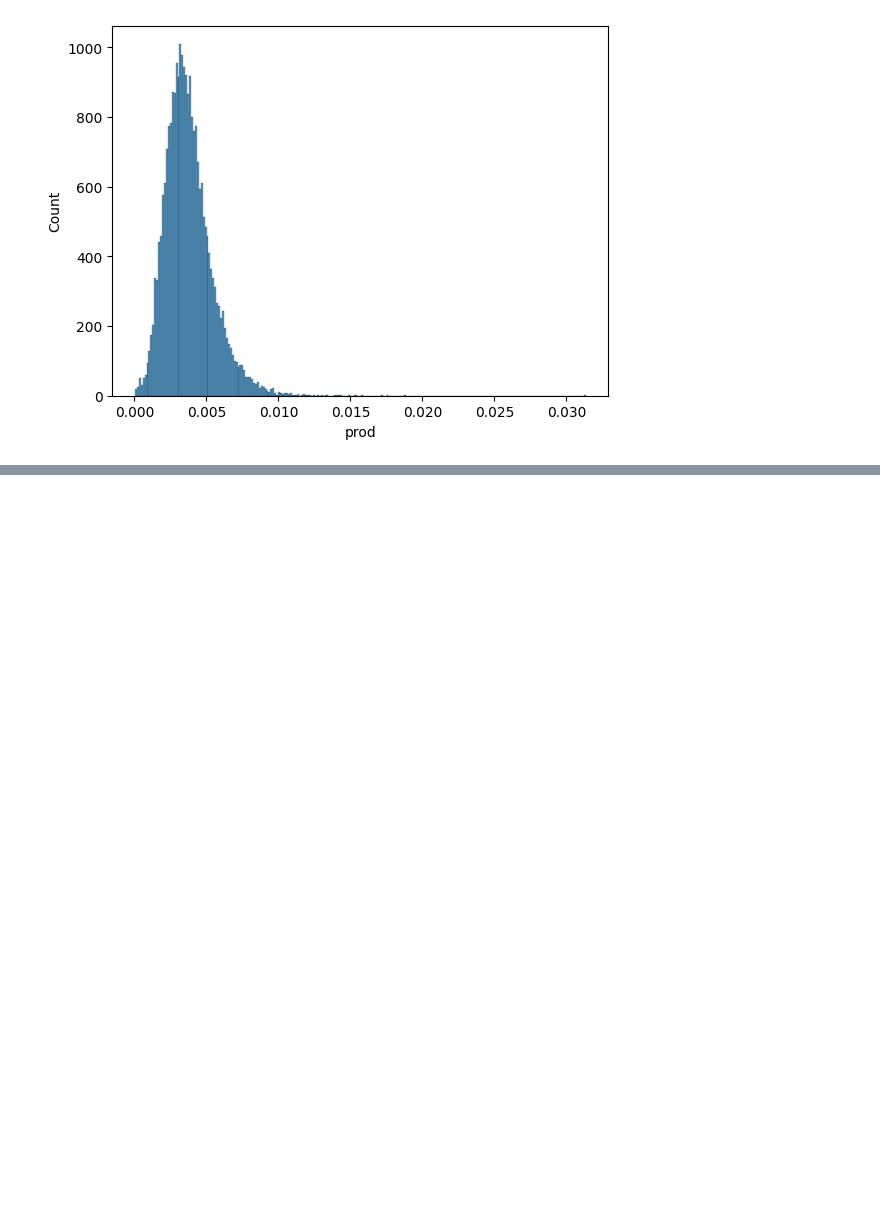
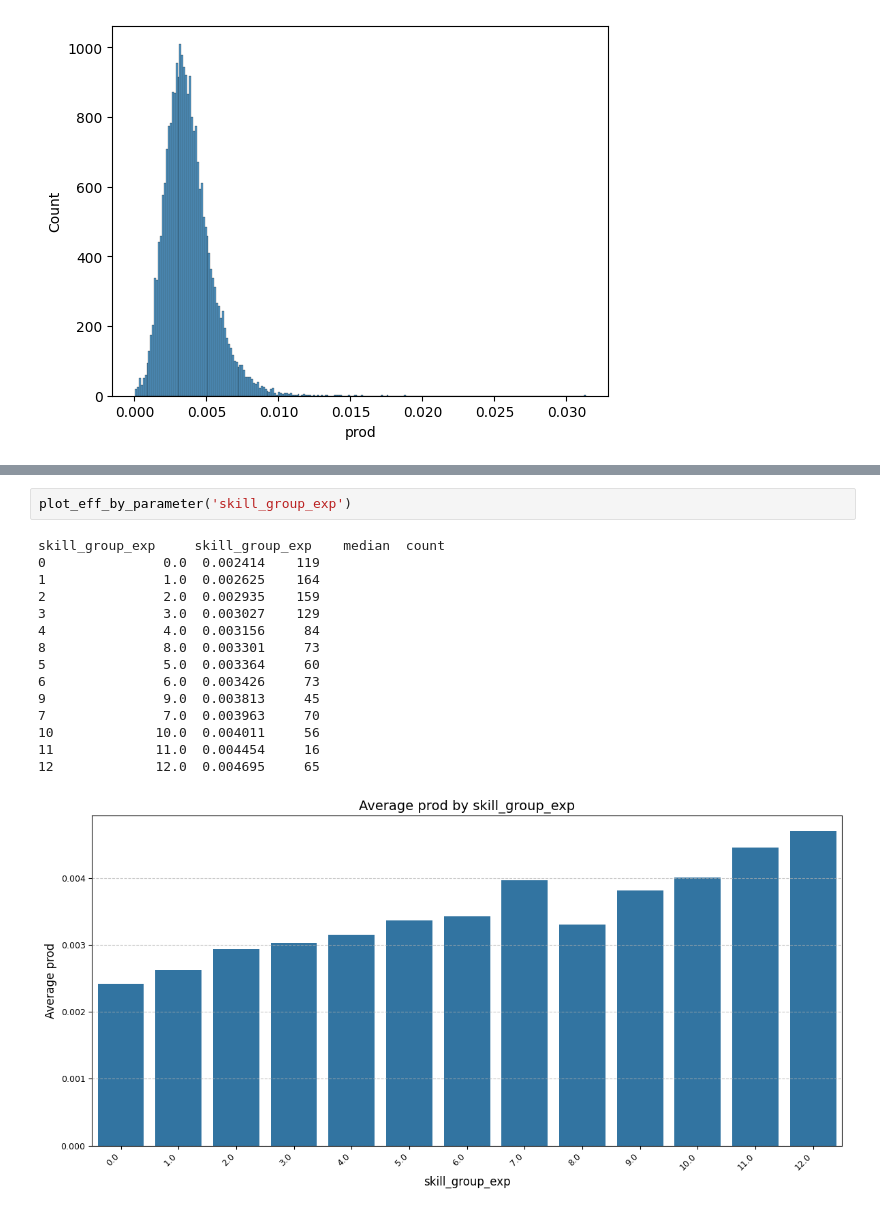
Before and after one commit to Worislooov/DANO_MSC_2025, a Jupyter notebook: Vova/filile.ipynb, the cells around one changed output, grey strips where cells are left out. Saved outputs shown, nothing was run; the diff lists cells and outputs as text; blank space fills up the shorter version.

```diff
--- a/Vova/filile.ipynb
+++ b/Vova/filile.ipynb
@@ -105,0 +209,18 @@ InvalidIndexError: ('skill_group_exp', 62             NaN
+# %%
+plot_eff_by_parameter('skill_group_exp')
+# %% [output]
+skill_group_exp     skill_group_exp    median  count
+0               0.0  0.002414    119
+1               1.0  0.002625    164
+2               2.0  0.002935    159
+3               3.0  0.003027    129
+4               4.0  0.003156     84
+8               8.0  0.003301     73
+5               5.0  0.003364     60
+6               6.0  0.003426     73
+9               9.0  0.003813     45
+7               7.0  0.003963     70
+10             10.0  0.004011     56
+11             11.0  0.004454     16
+12             12.0  0.004695     65
+[figure, added]
```
Also changed, not shown: parts of 6 cells of this notebook.
